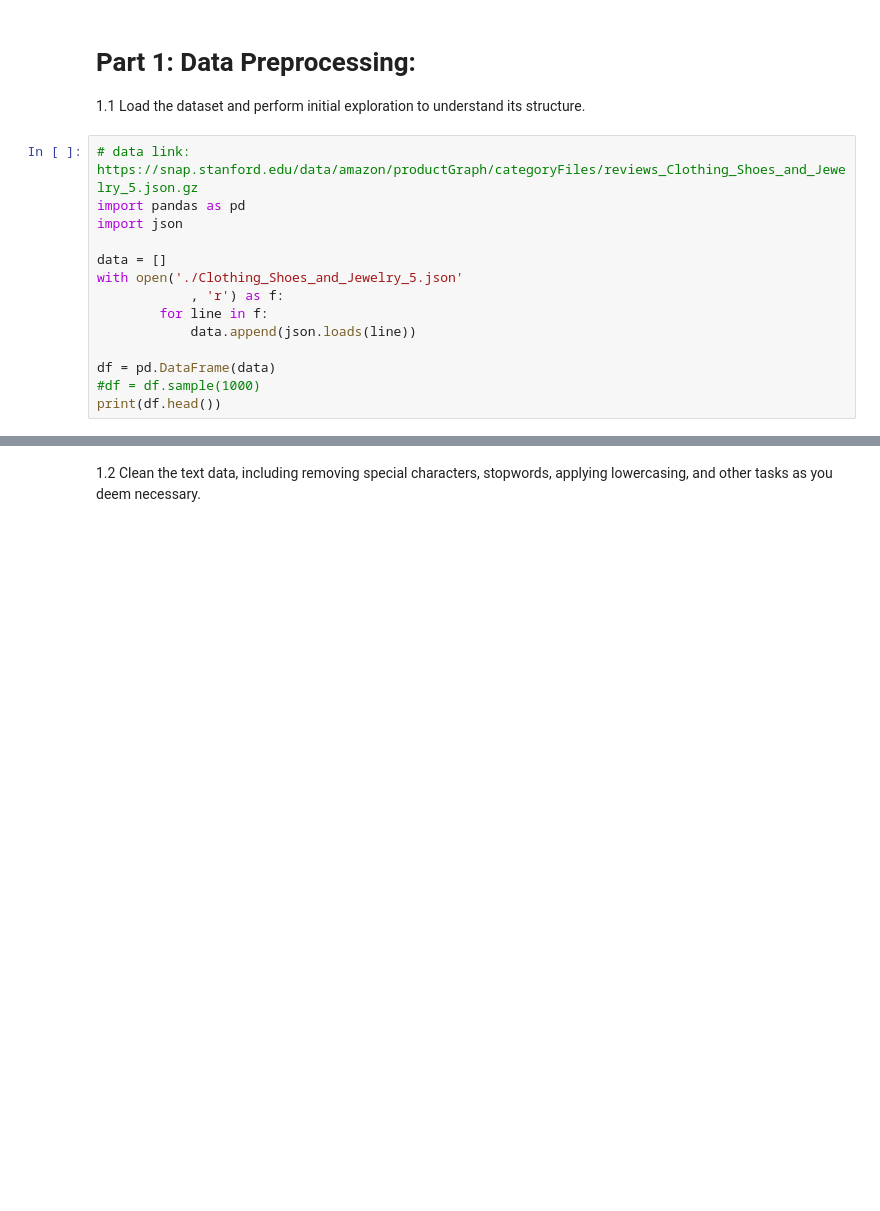
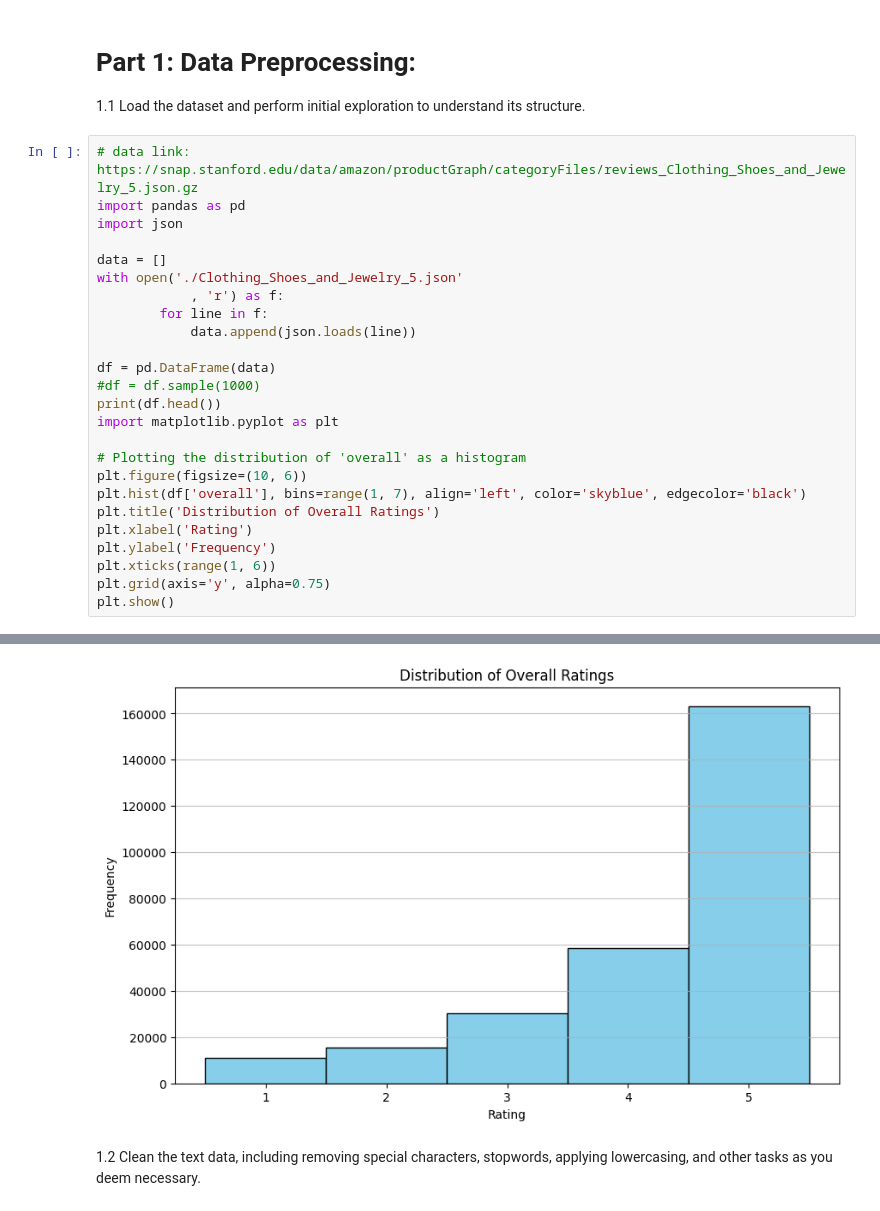
Before and after one commit to awakn123/CS6120NLP, a Jupyter notebook: A3/Part12.ipynb, the cells around one changed output, grey strips where cells are left out. Saved outputs shown, nothing was run; the diff lists cells and outputs as text; blank space fills up the shorter version.

Commit message:
add distribution

```diff
--- a/A3/Part12.ipynb
+++ b/A3/Part12.ipynb
@@ -14,33 +14,45 @@ import json
 data = []
 with open('./Clothing_Shoes_and_Jewelry_5.json'
             , 'r') as f:
         for line in f:
             data.append(json.loads(line))
 
 df = pd.DataFrame(data)
 #df = df.sample(1000)
 print(df.head())
+import matplotlib.pyplot as plt
+
+# Plotting the distribution of 'overall' as a histogram
+plt.figure(figsize=(10, 6))
+plt.hist(df['overall'], bins=range(1, 7), align='left', color='skyblue', edgecolor='black')
+plt.title('Distribution of Overall Ratings')
+plt.xlabel('Rating')
+plt.ylabel('Frequency')
+plt.xticks(range(1, 6))
+plt.grid(axis='y', alpha=0.75)
+plt.show()
 # %% [output]
        reviewerID        asin                 reviewerName helpful  \
 0  A1KLRMWW2FWPL4  0000031887  Amazon Customer "cameramom"  [0, 0]
 1  A2G5TCU2WDFZ65  0000031887              Amazon Customer  [0, 0]
 2  A1RLQXYNCMWRWN  0000031887                       Carola  [0, 0]
 3   A8U3FAMSJVHS5  0000031887                      Caromcg  [0, 0]
 4  A3GEOILWLK86XM  0000031887                           CJ  [0, 0]
 
                                           reviewText  overall  \
 0  This is a great tutu and at a really great pri...      5.0
 1  I bought this for my 4 yr old daughter for dan...      5.0
 2  What can I say... my daughters have it in oran...      5.0
 3  We bought several tutus at once, and they are ...      5.0
 4  Thank you Halo Heaven great product for Little...      5.0
 
                          summary  unixReviewTime   reviewTime
 0  Great tutu-  not cheaply made      1297468800  02 12, 2011
 1                    Very Cute!!      1358553600  01 19, 2013
 2       I have buy more than one      1357257600   01 4, 2013
 3               Adorable, Sturdy      1398556800  04 27, 2014
 4        Grammy's Angels Love it      1394841600  03 15, 2014
+[figure, added]
 # %% [markdown]
 1.2 Clean the text data, including removing special characters, stopwords, applying lowercasing, and other tasks as
 you deem necessary.
```
